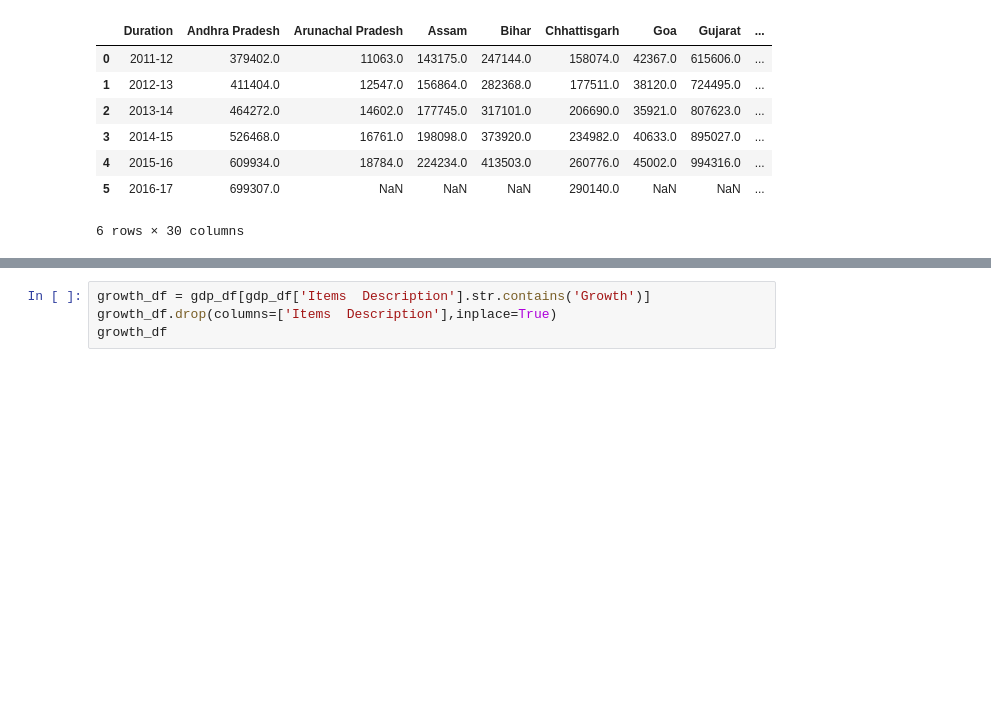
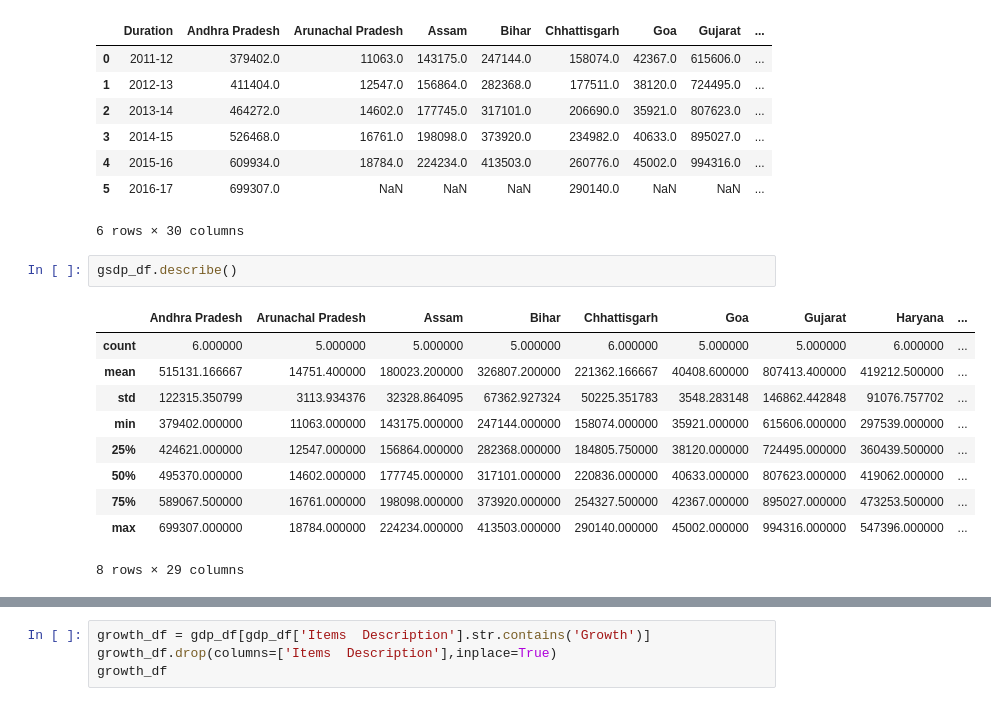
Before and after one commit to Yashvardhan777/DS-Labs, a Jupyter notebook: main.ipynb, the cells around one changed output, grey strips where cells are left out. Drawn from its saved outputs; the diff is of its cells as text; blank space fills up the shorter version.

```diff
--- a/main.ipynb
+++ b/main.ipynb
@@ -195,3 +195,16 @@ gsdp_df
 | 4 | 2015-16 | 609934.0 | 18784.0 | 224234.0 | 413503.0 | 260776.0 | 45002.0 | 994316.0 | ... |
 | 5 | 2016-17 | 699307.0 | NaN | NaN | NaN | 290140.0 | NaN | NaN | ... |
 6 rows × 30 columns
+# %%
+gsdp_df.describe()
+# %% [output]
+|  | Andhra Pradesh | Arunachal Pradesh | Assam | Bihar | Chhattisgarh | Goa | Gujarat | Haryana | ... |
+| count | 6.000000 | 5.000000 | 5.000000 | 5.000000 | 6.000000 | 5.000000 | 5.000000 | 6.000000 | ... |
+| mean | 515131.166667 | 14751.400000 | 180023.200000 | 326807.200000 | 221362.166667 | 40408.600000 | 807413.400000 | 419212.500000 | ... |
+| std | 122315.350799 | 3113.934376 | 32328.864095 | 67362.927324 | 50225.351783 | 3548.283148 | 146862.442848 | 91076.757702 | ... |
+| min | 379402.000000 | 11063.000000 | 143175.000000 | 247144.000000 | 158074.000000 | 35921.000000 | 615606.000000 | 297539.000000 | ... |
+| 25% | 424621.000000 | 12547.000000 | 156864.000000 | 282368.000000 | 184805.750000 | 38120.000000 | 724495.000000 | 360439.500000 | ... |
+| 50% | 495370.000000 | 14602.000000 | 177745.000000 | 317101.000000 | 220836.000000 | 40633.000000 | 807623.000000 | 419062.000000 | ... |
+| 75% | 589067.500000 | 16761.000000 | 198098.000000 | 373920.000000 | 254327.500000 | 42367.000000 | 895027.000000 | 473253.500000 | ... |
+| max | 699307.000000 | 18784.000000 | 224234.000000 | 413503.000000 | 290140.000000 | 45002.000000 | 994316.000000 | 547396.000000 | ... |
+8 rows × 29 columns
```
Also changed, not shown: parts of 14 cells of this notebook.
